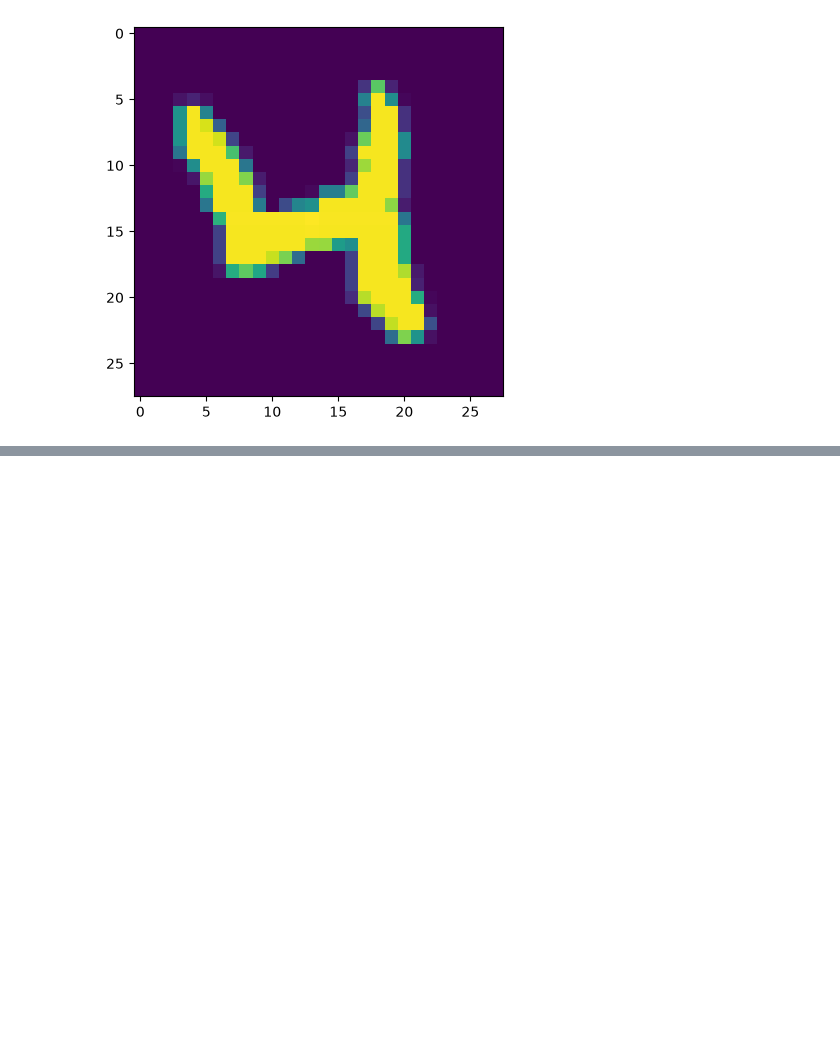
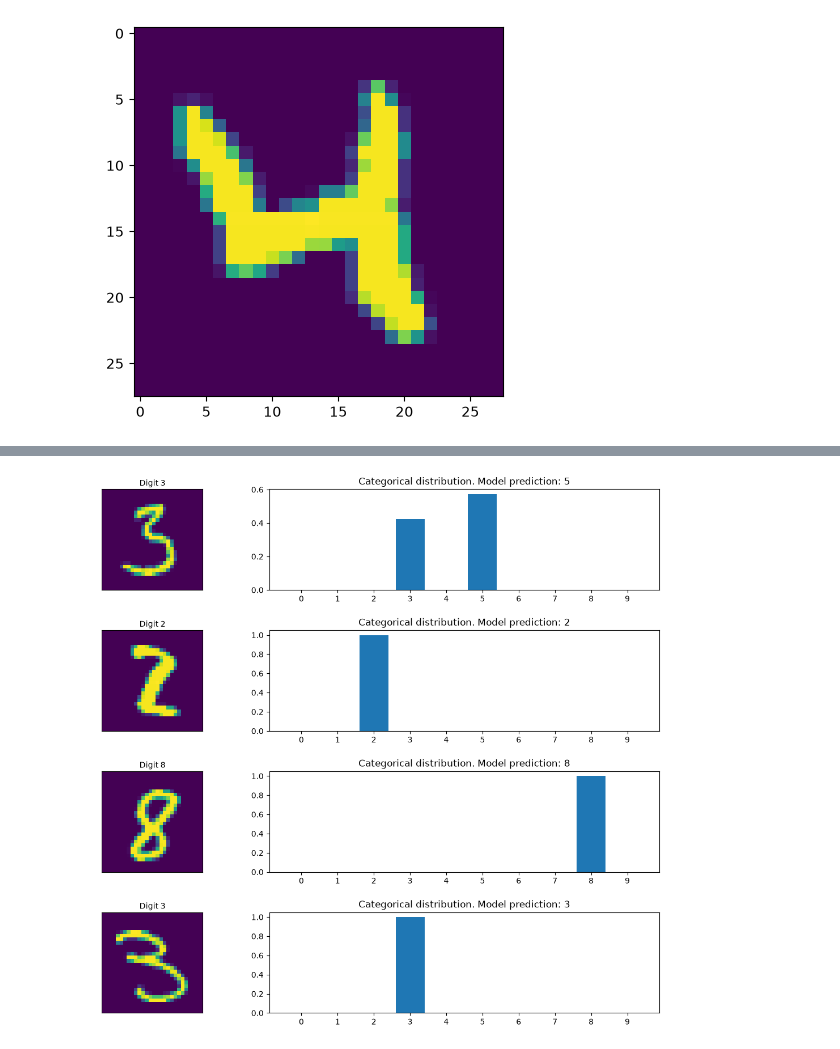
Before and after one commit to ramirezgrosas/tf2-cnn-mnist-classifier, a Jupyter notebook: mnist_cnn_classifier.ipynb, the cells around one changed output, grey strips where cells are left out. Saved outputs shown, nothing was run; the diff lists cells and outputs as text; code cells hidden in the pictures; blank space fills up the shorter version.

```diff
--- a/mnist_cnn_classifier.ipynb
+++ b/mnist_cnn_classifier.ipynb
@@ -188,0 +240,26 @@ Test accuracy: 0.9840
+# %%
+# Four random images from the test set
+num_test_images = scaled_test_images.shape[0]
+
+random_idx = np.random.choice(num_test_images, 4)
+random_test_images = scaled_test_images[random_idx, ...]
+random_test_labels = test_labels[random_idx, ...]
+
+predictions = model.predict(random_test_images)
+
+fig, axes = plt.subplots(4, 2, figsize=(16,12))
+fig.subplots_adjust(hspace=0.4, wspace=-0.2)
+
+# Left column: the digit. Right column: the probability given to each class
+for i, (prediction, image, label) in enumerate(zip(predictions, random_test_images, random_test_labels)):
+    axes[i ,0].imshow(np.squeeze(image))
+    axes[i, 0].get_xaxis().set_visible(False)
+    axes[i, 0].get_yaxis().set_visible(False)
+    axes[i, 0].text(10., -1.5, f'Digit {label}')
+    axes[i, 1].bar(np.arange(len(prediction)), prediction)
+    axes[i, 1].set_xticks(np.arange(len(prediction)))
+    axes[i, 1].set_title(f"Categorical distribution. Model prediction: {np.argmax(prediction)}")
+
+
+plt.show()
+# %% [output]
@@ -188,0 +267 @@ Test accuracy: 0.9840
+[figure, added]
```
Also changed, not shown: parts of 35 cells of this notebook, 1 other file.
